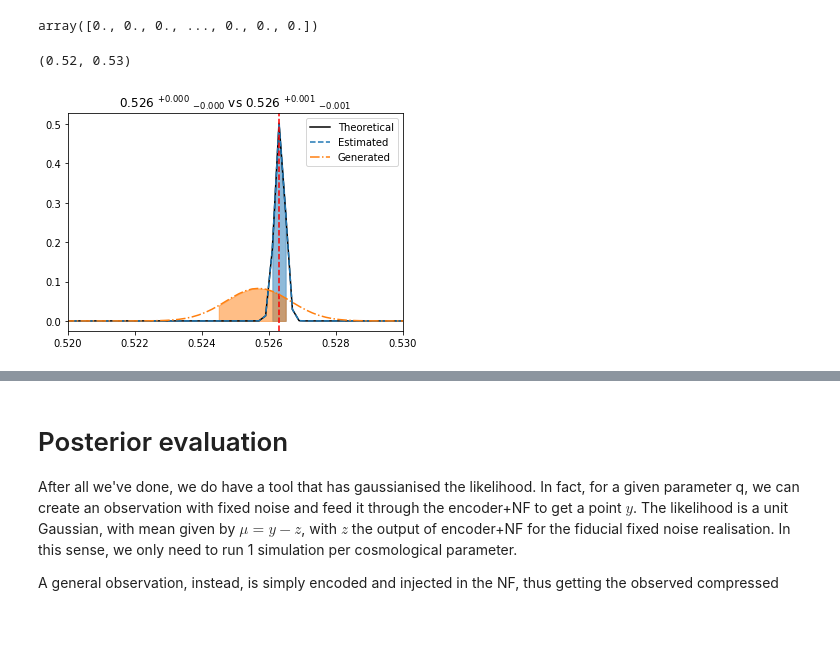
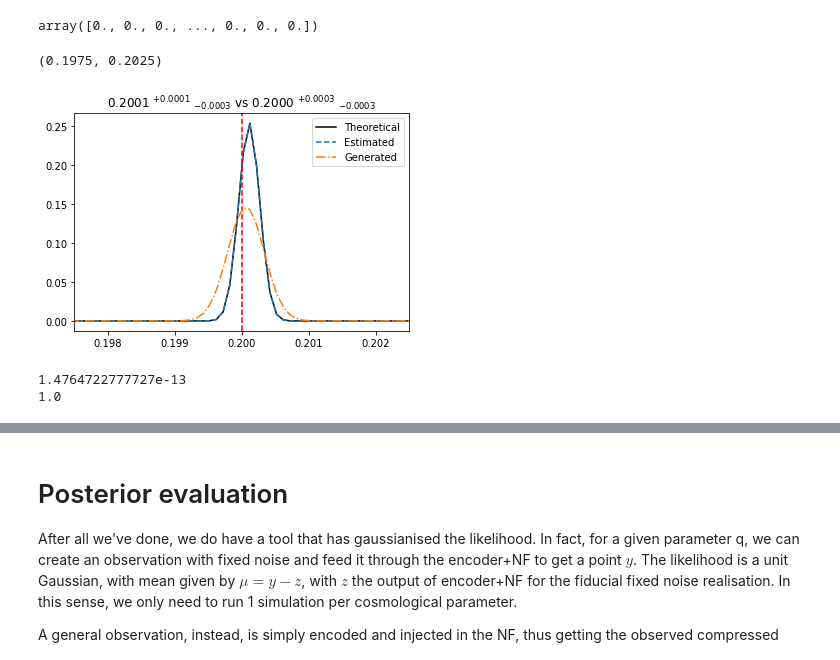
Before and after one commit to dpiras/pydelfi, a Jupyter notebook: examples/GLC_1D_with_score_compression.ipynb, the cells around one changed output, grey strips where cells are left out. Drawn from its saved outputs; the diff is of its cells as text; code cells hidden in the pictures; blank space fills up the shorter version.

```diff
--- a/examples/GLC_1D_with_score_compression.ipynb
+++ b/examples/GLC_1D_with_score_compression.ipynb
@@ -320,8 +348,8 @@ x_samples_obs = data_iterator.get_next()
 # we need to transform the the FN vectors, the observation, and the posterior points
 dataset = tf.data.Dataset.from_tensor_slices(summaries_posterior.astype(NP_DTYPE))
 dataset = dataset.repeat()
-dataset = dataset.prefetch(3 * n_bins)
-dataset = dataset.batch(n_bins)
+dataset = dataset.prefetch(3 * n_sims)
+dataset = dataset.batch(n_sims)
 data_iterator = dataset.make_one_shot_iterator()
 x_samples_posterior = data_iterator.get_next()
 # %%
@@ -349,7 +379,7 @@ posterior_points_ = samples[-1]
 posterior_points = sess.run(posterior_points_)
 # %%
 # we need to shift the posterior points as we want the mean to be captured, and they have fixed noise
-posterior_points_mu = posterior_points - shift
+posterior_points_mu = posterior_points # - shift
 # %%
 # finally, we try to evaluate the posterior
 # we first inject the observation in the flow as well
@@ -367,7 +397,7 @@ compressed_obs[0][0]
 # %%
 # finally we evaluate the likelihood
 from scipy.stats import norm as normal
-likelihood_arr = np.zeros((n_bins, 2))
+likelihood_arr = np.zeros((n_sims, 2))
 for index, mu in enumerate(posterior_points_mu):
     like_value = normal.pdf(compressed_obs[0][0], loc=mu, scale=1)
     likelihood_arr[index, :] = q_posterior[index], like_value
@@ -426,7 +456,7 @@ for value in q_posterior:
         likelihood *= lognorm(d, value, (i+1)/(n_vec*100.0))
     posterior.append(likelihood)
 
-posterior = np.reshape(np.asarray(posterior), [n_bins])
+posterior = np.reshape(np.asarray(posterior), [n_sims])
 # order points by their x-value
 indexs_to_order_by = q_posterior.argsort()
 q_posterior = q_posterior[indexs_to_order_by]
@@ -443,7 +473,7 @@ sorted_posterior = sorted(posterior, reverse=True)
 # and stop when we reach the desired level, usually 68 or 95
 req_level = 0.68
 level = find_level(sorted_posterior, req_level)
-rep_level = [level]*n_bins
+rep_level = [level]*n_sims
 condition = np.where(posterior >= rep_level, 1, -1)
 try:
     id1, id2 = np.argwhere(np.diff(condition)).flatten()
@@ -456,32 +486,32 @@ array([0., 0., 0., ..., 0., 0., 0.])
 # %%
 plt.plot(q_real, real_posterior, c='k', label='Theoretical')
 plt.plot(q_posterior, posterior, linestyle='--', label='Estimated')
-plt.fill_between(q_posterior[id1:id2+1], posterior[id1:id2+1],  alpha=0.5, color='C0')
+#plt.fill_between(q_posterior[id1:id2+1], posterior[id1:id2+1],  alpha=0.5, color='C0')
 plt.axvline(q_fid, linestyle='--', color='r')
 max_est = q_posterior[np.argmax(posterior)]
 upp_bound = q_posterior[id2] - max_est
 low_bound = max_est - q_posterior[id1]
 
 # from the ML, with the corresponding error
 # confidence levels of the generated one
 sorted_posterior = sorted(likelihood_arr[:, 1], reverse=True)
 level = find_level(sorted_posterior, req_level)
-rep_level = [level]*n_bins
+rep_level = [level]*n_sims
 try:
     condition = np.where(likelihood_arr[:, 1] >= rep_level, 1, -1)
     id1, id2 = np.argwhere(np.diff(condition)).flatten()
 except:
     id1, id2 = 0, 0
 plt.plot(likelihood_arr[:, 0], likelihood_arr[:, 1], linestyle='-.', label='Generated')
-plt.fill_between(likelihood_arr[id1:id2+1, 0], likelihood_arr[id1:id2+1, 1], alpha=0.5, color='C1')
+#plt.fill_between(likelihood_arr[id1:id2+1, 0], likelihood_arr[id1:id2+1, 1], alpha=0.5, color='C1')
 max_est_gen = likelihood_arr[:, 0][np.argmax(likelihood_arr[:, 1])]
 upp_bound_gen = likelihood_arr[:, 0][id2] - max_est_gen
 low_bound_gen = max_est_gen - likelihood_arr[:, 0][id1]
-plt.title(f'{max_est:.3} $ ^{{ + {upp_bound:.3f} }}$ $ _{{ - {low_bound:.3f} }}$ vs {max_est_gen:.3} $ ^{{ + {upp_bound_gen:.3f} }}$ $ _{{ - {low_bound_gen:.3f} }}$')
+plt.title(f'{max_est:.4f} $ ^{{ + {upp_bound:.4f} }}$ $ _{{ - {low_bound:.4f} }}$ vs {max_est_gen:.4f} $ ^{{ + {upp_bound_gen:.4f} }}$ $ _{{ - {low_bound_gen:.4f} }}$')
 plt.legend()
-plt.xlim([0.52, 0.53])
+plt.xlim([0.1975, 0.2025])
 # %% [output]
-(0.52, 0.53)
+(0.1975, 0.2025)
-[figure, old version]
+[figure, new version]
 # %%
 #likelihood_arr[:, 1][np.nonzero(likelihood_arr[:, 1])]
@@ -490,0 +532,6 @@ plt.xlim([0.52, 0.53])
+# %%
+print(noise_flow.mean())
+print(noise_flow.std())
+# %% [output]
+1.4764722777727e-13
+1.0
```
Also changed, not shown: parts of 26 cells of this notebook, 3 other files.
